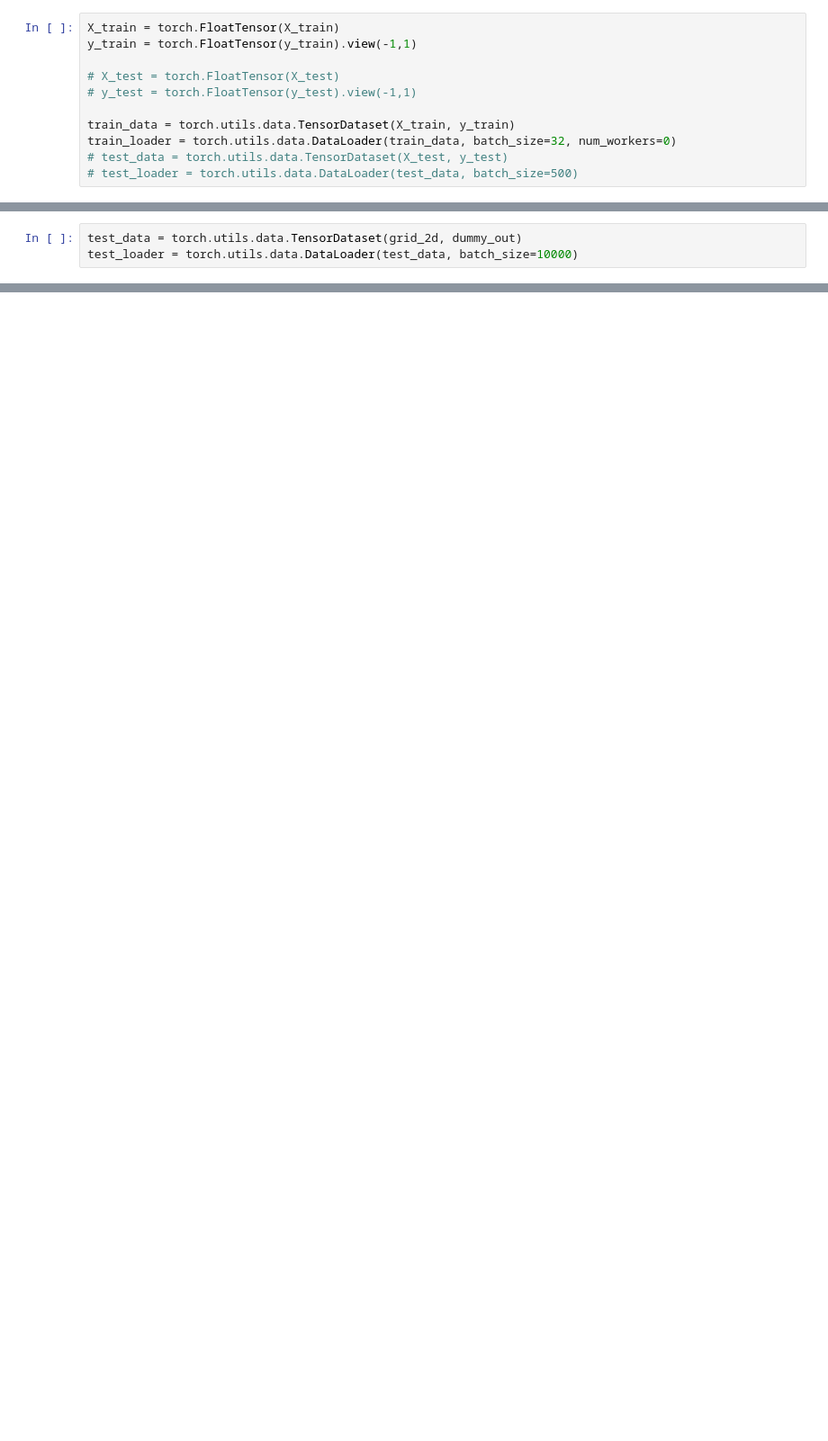
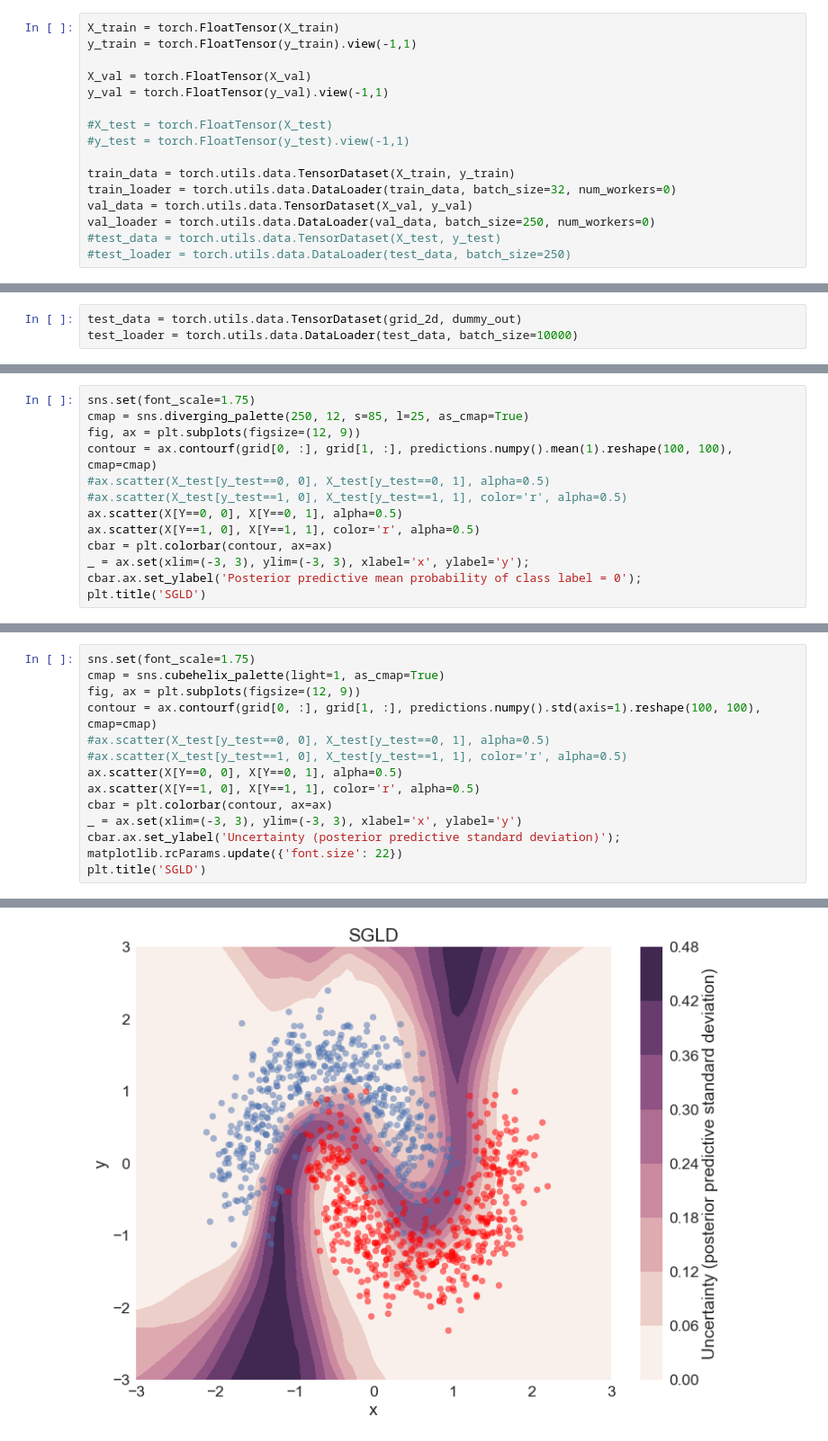
Before and after one commit to GitM0j0/KSGFS, a Jupyter notebook: toy_classification.ipynb, the cells around one changed output, grey strips where cells are left out. Shown at 90% size. Drawn from its saved outputs; the diff is of its cells as text; blank space fills up the shorter version.

```diff
--- a/toy_classification.ipynb
+++ b/toy_classification.ipynb
@@ -20,10 +52,15 @@ X_train, X_test, y_train, y_test = train_test_split(X, Y, test_size=.5)
 X_train = torch.FloatTensor(X_train)
 y_train = torch.FloatTensor(y_train).view(-1,1)
 
-# X_test = torch.FloatTensor(X_test)
-# y_test = torch.FloatTensor(y_test).view(-1,1)
+X_val = torch.FloatTensor(X_val)
+y_val = torch.FloatTensor(y_val).view(-1,1)
+
+#X_test = torch.FloatTensor(X_test)
+#y_test = torch.FloatTensor(y_test).view(-1,1)
 
 train_data = torch.utils.data.TensorDataset(X_train, y_train)
 train_loader = torch.utils.data.DataLoader(train_data, batch_size=32, num_workers=0)
-# test_data = torch.utils.data.TensorDataset(X_test, y_test)
-# test_loader = torch.utils.data.DataLoader(test_data, batch_size=500)
+val_data = torch.utils.data.TensorDataset(X_val, y_val)
+val_loader = torch.utils.data.DataLoader(val_data, batch_size=250, num_workers=0)
+#test_data = torch.utils.data.TensorDataset(X_test, y_test)
+#test_loader = torch.utils.data.DataLoader(test_data, batch_size=250)
@@ -579,0 +310,13 @@ cbar.ax.set_ylabel('Uncertainty (posterior predictive standard deviation)');
+# %%
+sns.set(font_scale=1.75)
+cmap = sns.diverging_palette(250, 12, s=85, l=25, as_cmap=True)
+fig, ax = plt.subplots(figsize=(12, 9))
+contour = ax.contourf(grid[0, :], grid[1, :], predictions.numpy().mean(1).reshape(100, 100), cmap=cmap)
+#ax.scatter(X_test[y_test==0, 0], X_test[y_test==0, 1], alpha=0.5)
+#ax.scatter(X_test[y_test==1, 0], X_test[y_test==1, 1], color='r', alpha=0.5)
+ax.scatter(X[Y==0, 0], X[Y==0, 1], alpha=0.5)
+ax.scatter(X[Y==1, 0], X[Y==1, 1], color='r', alpha=0.5)
+cbar = plt.colorbar(contour, ax=ax)
+_ = ax.set(xlim=(-3, 3), ylim=(-3, 3), xlabel='x', ylabel='y');
+cbar.ax.set_ylabel('Posterior predictive mean probability of class label = 0');
+plt.title('SGLD')
@@ -579,0 +326,15 @@ cbar.ax.set_ylabel('Uncertainty (posterior predictive standard deviation)');
+# %%
+sns.set(font_scale=1.75)
+cmap = sns.cubehelix_palette(light=1, as_cmap=True)
+fig, ax = plt.subplots(figsize=(12, 9))
+contour = ax.contourf(grid[0, :], grid[1, :], predictions.numpy().std(axis=1).reshape(100, 100), cmap=cmap)
+#ax.scatter(X_test[y_test==0, 0], X_test[y_test==0, 1], alpha=0.5)
+#ax.scatter(X_test[y_test==1, 0], X_test[y_test==1, 1], color='r', alpha=0.5)
+ax.scatter(X[Y==0, 0], X[Y==0, 1], alpha=0.5)
+ax.scatter(X[Y==1, 0], X[Y==1, 1], color='r', alpha=0.5)
+cbar = plt.colorbar(contour, ax=ax)
+_ = ax.set(xlim=(-3, 3), ylim=(-3, 3), xlabel='x', ylabel='y')
+cbar.ax.set_ylabel('Uncertainty (posterior predictive standard deviation)');
+matplotlib.rcParams.update({'font.size': 22})
+plt.title('SGLD')
+# %% [output]
@@ -579,0 +342 @@ cbar.ax.set_ylabel('Uncertainty (posterior predictive standard deviation)');
+[figure, added]
```
Also changed, not shown: parts of 44 cells of this notebook, 1 other file.
